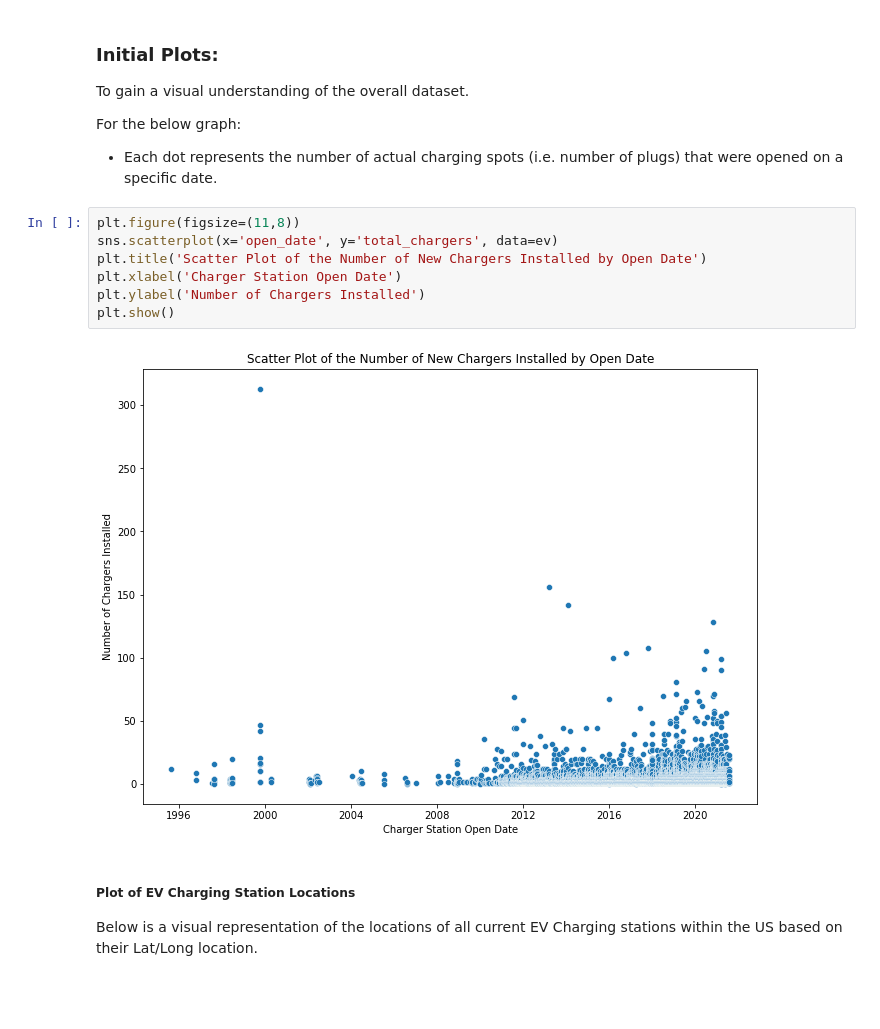
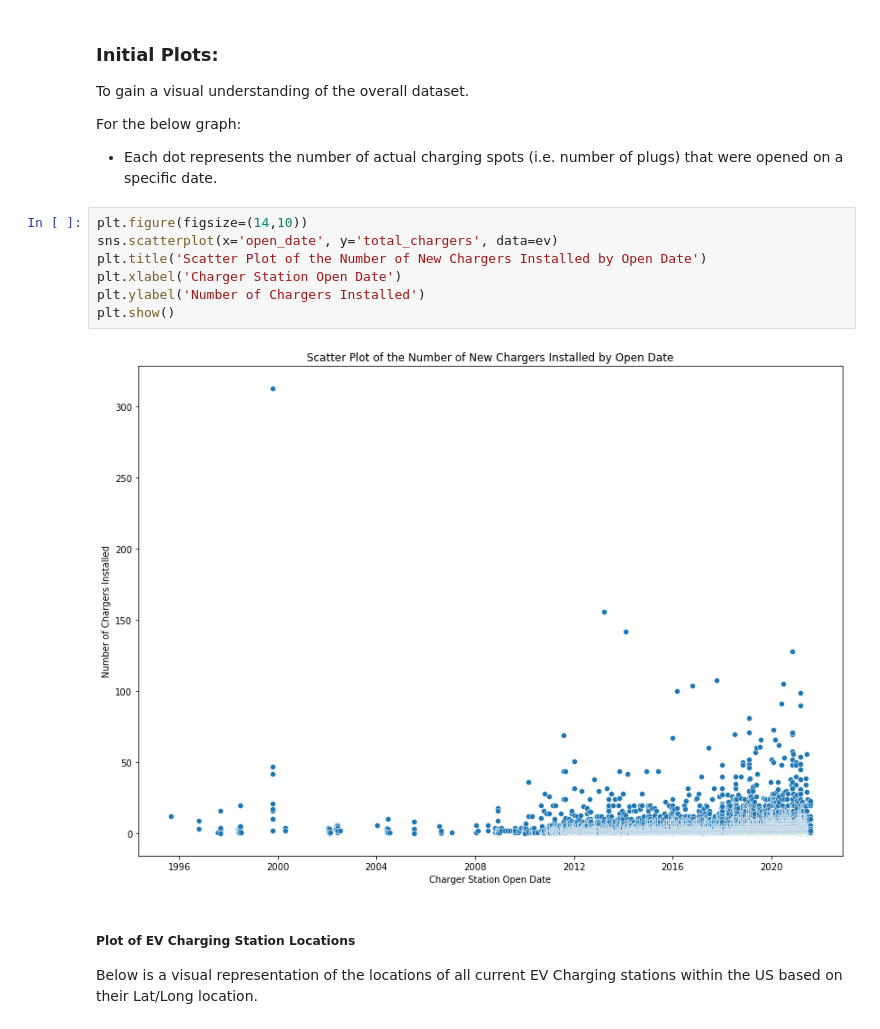
Before and after one commit to jeffakins/EV_Charger_Growth, a Jupyter notebook: individual_project.ipynb, the cells around one changed output. Saved outputs shown, nothing was run; the diff lists cells and outputs as text; blank space fills up the shorter version.

```diff
--- a/individual_project.ipynb
+++ b/individual_project.ipynb
@@ -91,14 +92,14 @@ To gain a visual understanding of the overall dataset.
 For the below graph:
 - Each dot represents the number of actual charging spots (i.e. number of plugs) that were opened on a specific date.
 # %%
-plt.figure(figsize=(11,8))
+plt.figure(figsize=(14,10))
 sns.scatterplot(x='open_date', y='total_chargers', data=ev)
 plt.title('Scatter Plot of the Number of New Chargers Installed by Open Date')
 plt.xlabel('Charger Station Open Date')
 plt.ylabel('Number of Chargers Installed')
 plt.show()
 # %% [output]
-[figure, old version]
+[figure, new version]
 # %% [markdown]
 ##### Plot of EV Charging Station Locations
 Below is a visual representation of the locations of all current EV Charging stations within the US based on their Lat/Long location.
```
Also changed, not shown: parts of 8 cells of this notebook, 1 other file.
